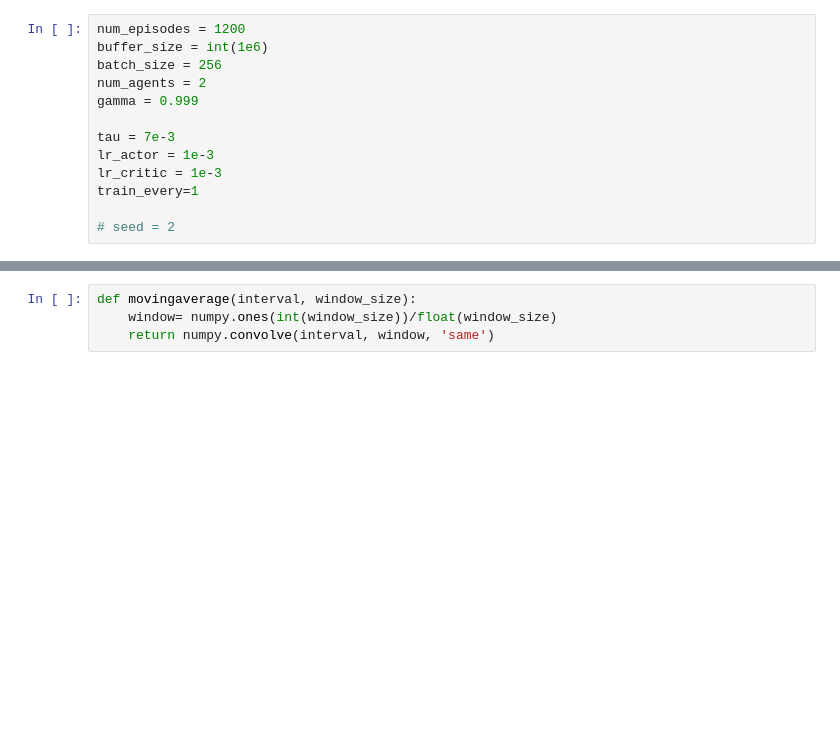
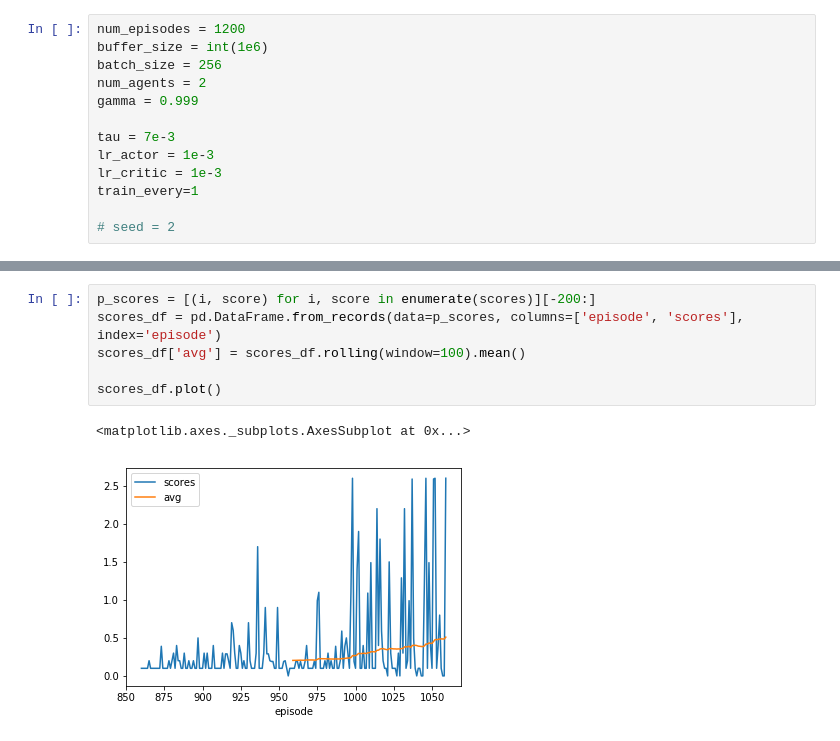
Before and after one commit to gilr00y/DRLND-P3, a Jupyter notebook: final-maddpg.ipynb, the cells around one changed output, grey strips where cells are left out. Drawn from its saved outputs; the diff is of its cells as text; blank space fills up the shorter version.

Commit message:
Full run with images.

```diff
--- a/final-maddpg.ipynb
+++ b/final-maddpg.ipynb
@@ -388,4 +390,9 @@ scores_df.plot()
-# %%
-def movingaverage(interval, window_size):
-    window= numpy.ones(int(window_size))/float(window_size)
-    return numpy.convolve(interval, window, 'same')
+# %%
+p_scores = [(i, score) for i, score in enumerate(scores)][-200:]
+scores_df = pd.DataFrame.from_records(data=p_scores, columns=['episode', 'scores'], index='episode')
+scores_df['avg'] = scores_df.rolling(window=100).mean()
+
+scores_df.plot()
+# %% [output]
+<matplotlib.axes._subplots.AxesSubplot at 0x...>
+[figure, added]
```
Also changed, not shown: parts of 3 cells of this notebook, 9 other files.
